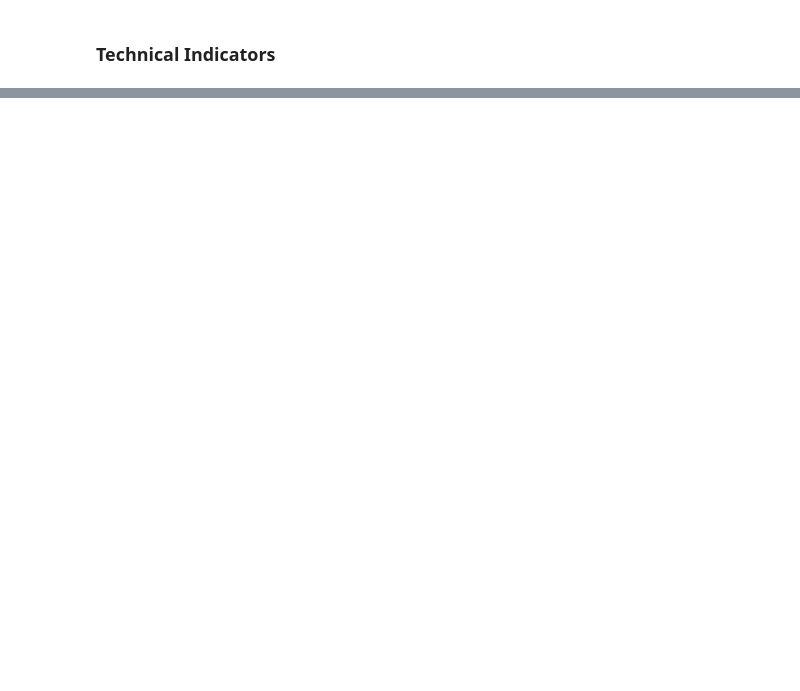
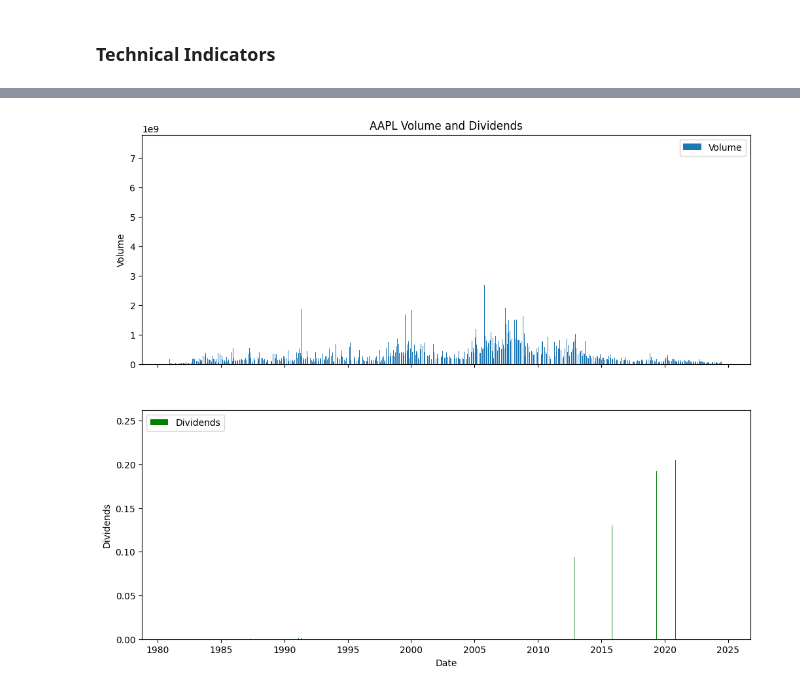
Before and after one commit to brook1167/Nova-Financial-Solutions, a Jupyter notebook: notebooks/Quantitative_analysis.ipynb, the cells around one changed output, grey strips where cells are left out. Saved outputs shown, nothing was run; the diff lists cells and outputs as text; code cells hidden in the pictures; blank space fills up the shorter version.

```diff
--- a/notebooks/Quantitative_analysis.ipynb
+++ b/notebooks/Quantitative_analysis.ipynb
@@ -102,0 +154,6 @@ plot_technical_indicators(AAPL_df)
+# %%
+# Volume vs Divident
+
+plot_volume_and_dividends(AAPL_df,'AAPL')
+# %% [output]
+[figure, added]
```
Also changed, not shown: parts of 18 cells of this notebook.
